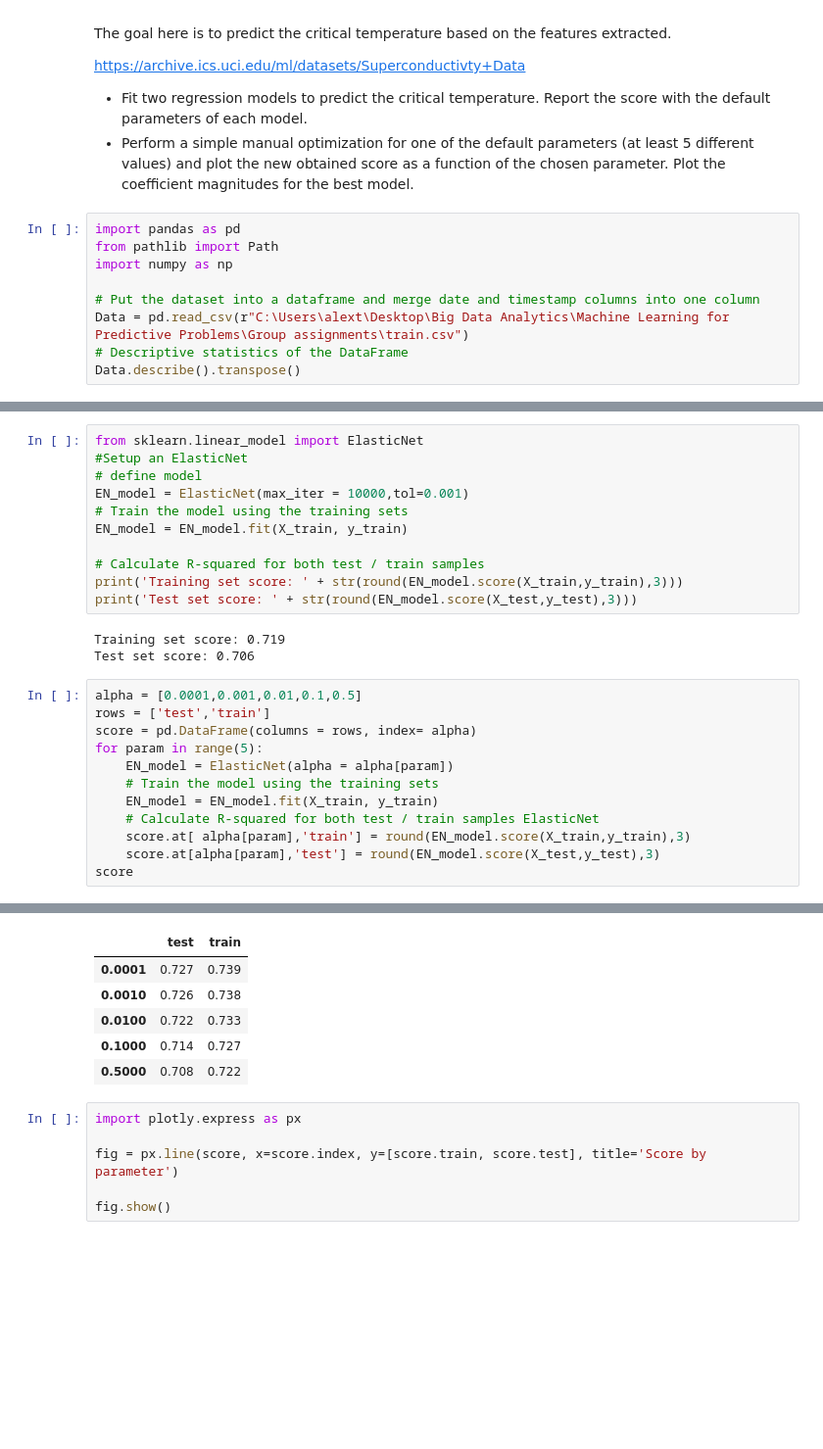
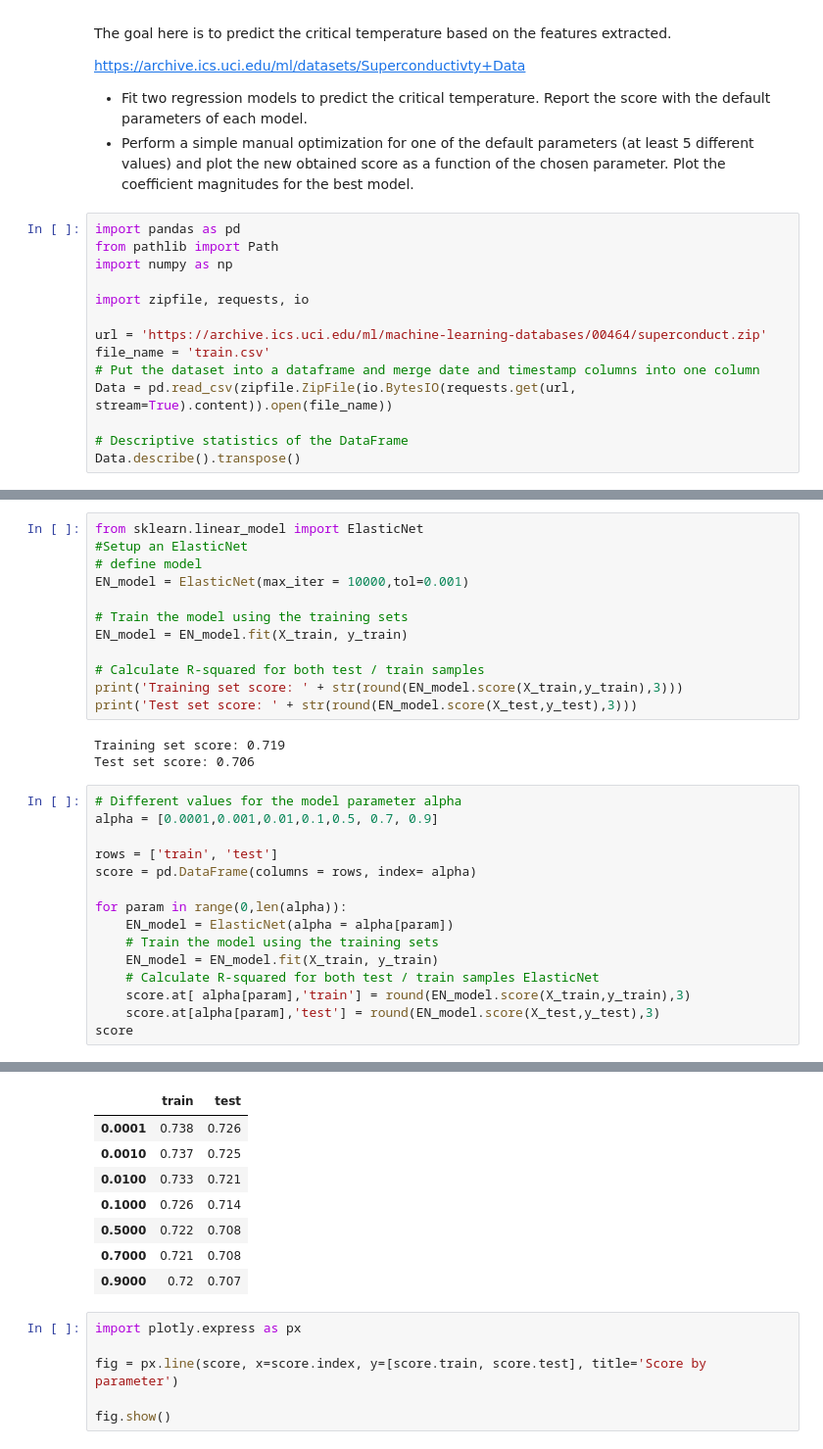
Before and after one commit to AlexTouvras/supervised_learning, a Jupyter notebook: Assignment_1.ipynb, the cells around one changed output, grey strips where cells are left out. Shown at 98% size. Cells and saved outputs as stored; diff of their text form; blank space fills up the shorter version.

```diff
--- a/Assignment_1.ipynb
+++ b/Assignment_1.ipynb
@@ -18,7 +18,12 @@ import pandas as pd
 from pathlib import Path
 import numpy as np
 
+import zipfile, requests, io
+
+url = 'https://archive.ics.uci.edu/ml/machine-learning-databases/00464/superconduct.zip'
+file_name = 'train.csv'
 # Put the dataset into a dataframe and merge date and timestamp columns into one column
-Data = pd.read_csv(r"C:\Users\alext\Desktop\Big Data Analytics\Machine Learning for Predictive Problems\Group assignments\train.csv")
+Data = pd.read_csv(zipfile.ZipFile(io.BytesIO(requests.get(url, stream=True).content)).open(file_name))
+
 # Descriptive statistics of the DataFrame
 Data.describe().transpose()
@@ -70,6 +80,7 @@ from sklearn.linear_model import ElasticNet
 #Setup an ElasticNet
 # define model
 EN_model = ElasticNet(max_iter = 10000,tol=0.001)
+
 # Train the model using the training sets
 EN_model = EN_model.fit(X_train, y_train)
 
@@ -80,10 +91,13 @@ print('Test set score: ' + str(round(EN_model.score(X_test,y_test),3)))
 Training set score: 0.719
 Test set score: 0.706
 # %%
-alpha = [0.0001,0.001,0.01,0.1,0.5]
-rows = ['test','train']
+# Different values for the model parameter alpha
+alpha = [0.0001,0.001,0.01,0.1,0.5, 0.7, 0.9]
+
+rows = ['train', 'test']
 score = pd.DataFrame(columns = rows, index= alpha)
-for param in range(5):
+
+for param in range(0,len(alpha)):
     EN_model = ElasticNet(alpha = alpha[param])
     # Train the model using the training sets
     EN_model = EN_model.fit(X_train, y_train)
@@ -108,9 +128,11 @@ Objective did not converge. You might want to increase the number of iterations.
-|  | test | train |
-| 0.0001 | 0.727 | 0.739 |
-| 0.0010 | 0.726 | 0.738 |
-| 0.0100 | 0.722 | 0.733 |
-| 0.1000 | 0.714 | 0.727 |
-| 0.5000 | 0.708 | 0.722 |
+|  | train | test |
+| 0.0001 | 0.738 | 0.726 |
+| 0.0010 | 0.737 | 0.725 |
+| 0.0100 | 0.733 | 0.721 |
+| 0.1000 | 0.726 | 0.714 |
+| 0.5000 | 0.722 | 0.708 |
+| 0.7000 | 0.721 | 0.708 |
+| 0.9000 | 0.72 | 0.707 |
 # %%
 import plotly.express as px
 
```
Also changed, not shown: parts of 25 cells of this notebook.
